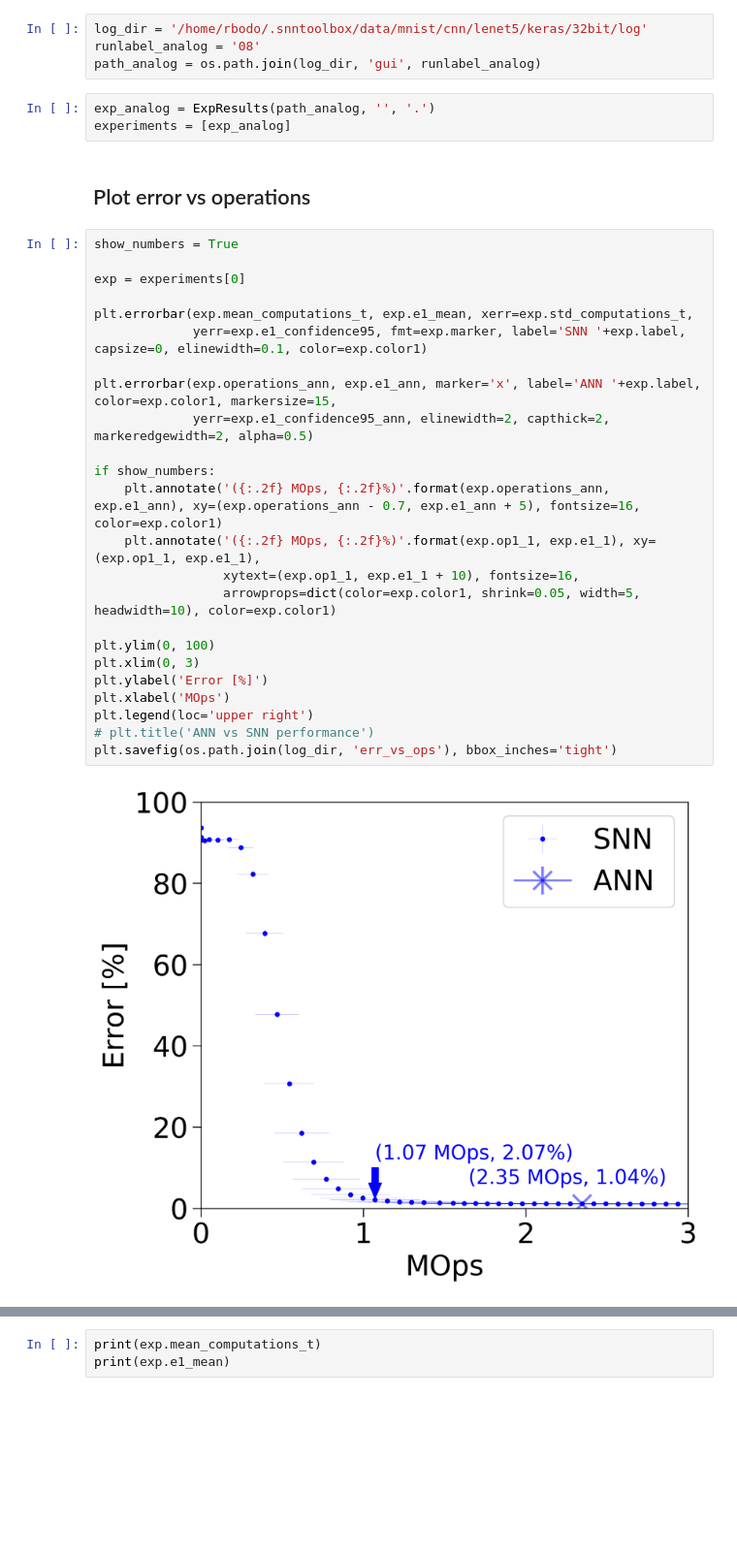
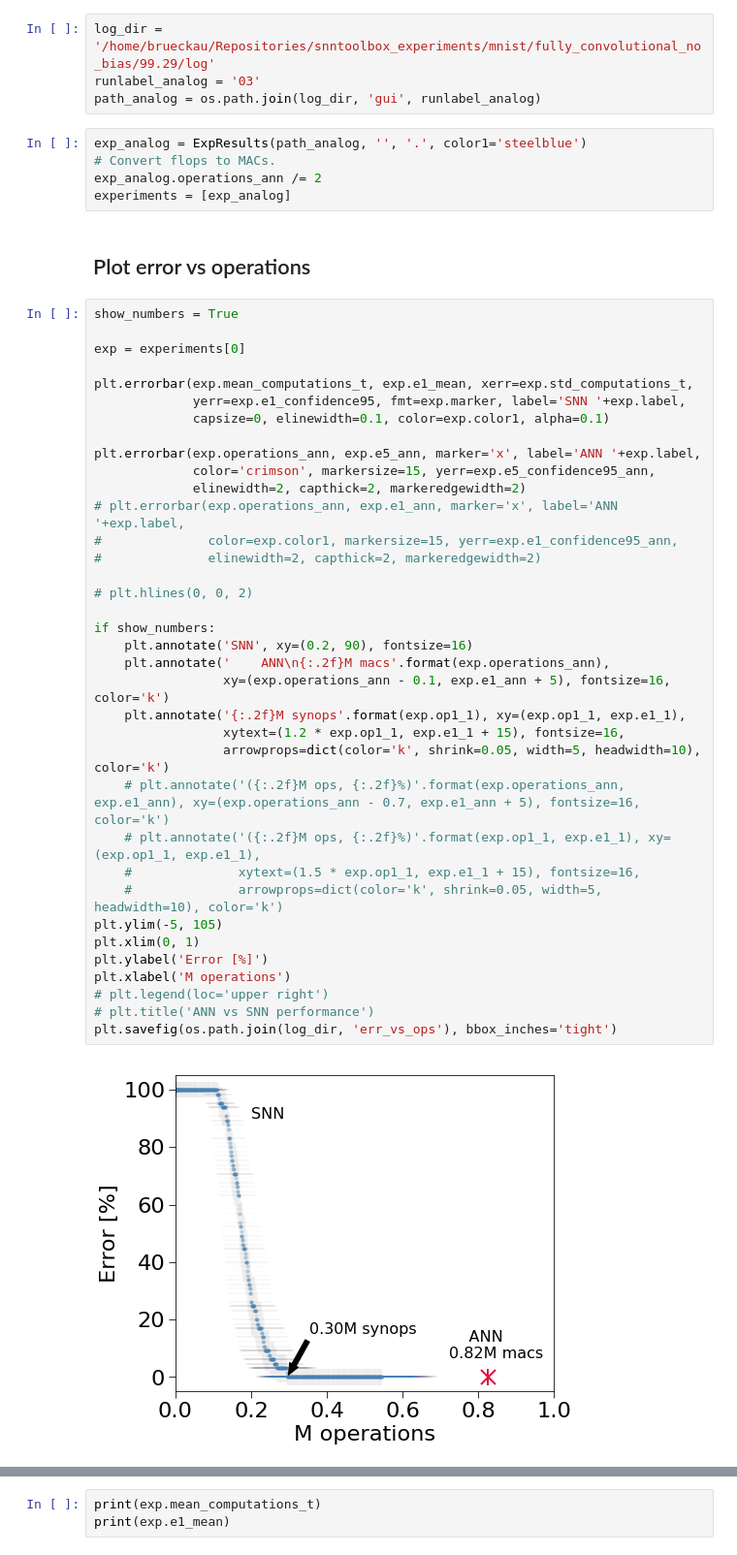
Before and after one commit to NeuromorphicProcessorProject/snn_toolbox, a Jupyter notebook: scripts/lenet5_performance.ipynb, the cells around one changed output, grey strips where cells are left out. Shown at 97% size. Saved outputs shown, nothing was run; the diff lists cells and outputs as text; blank space fills up the shorter version.

```diff
--- a/scripts/lenet5_performance.ipynb
+++ b/scripts/lenet5_performance.ipynb
@@ -28,40 +28,54 @@ mpl.rcParams.update(plotproperties)
 # %% [markdown]
 ## Parameters and definitions
 # %%
-log_dir = '/home/rbodo/.snntoolbox/data/mnist/cnn/lenet5/keras/32bit/log'
-runlabel_analog = '08'
+log_dir = '/home/brueckau/Repositories/snntoolbox_experiments/mnist/fully_convolutional_no_bias/99.29/log'
+runlabel_analog = '03'
 path_analog = os.path.join(log_dir, 'gui', runlabel_analog)
 # %%
-exp_analog = ExpResults(path_analog, '', '.')
+exp_analog = ExpResults(path_analog, '', '.', color1='steelblue')
+# Convert flops to MACs.
+exp_analog.operations_ann /= 2
 experiments = [exp_analog]
 # %% [markdown]
 ## Plot error vs operations
 # %%
 show_numbers = True
 
 exp = experiments[0]
 
 plt.errorbar(exp.mean_computations_t, exp.e1_mean, xerr=exp.std_computations_t,
-             yerr=exp.e1_confidence95, fmt=exp.marker, label='SNN '+exp.label, capsize=0, elinewidth=0.1, color=exp.color1)
+             yerr=exp.e1_confidence95, fmt=exp.marker, label='SNN '+exp.label,
+             capsize=0, elinewidth=0.1, color=exp.color1, alpha=0.1)
 
-plt.errorbar(exp.operations_ann, exp.e1_ann, marker='x', label='ANN '+exp.label, color=exp.color1, markersize=15,
-             yerr=exp.e1_confidence95_ann, elinewidth=2, capthick=2, markeredgewidth=2, alpha=0.5)
+plt.errorbar(exp.operations_ann, exp.e5_ann, marker='x', label='ANN '+exp.label,
+             color='crimson', markersize=15, yerr=exp.e5_confidence95_ann,
+             elinewidth=2, capthick=2, markeredgewidth=2)
+# plt.errorbar(exp.operations_ann, exp.e1_ann, marker='x', label='ANN '+exp.label,
+#              color=exp.color1, markersize=15, yerr=exp.e1_confidence95_ann,
+#              elinewidth=2, capthick=2, markeredgewidth=2)
+
+# plt.hlines(0, 0, 2)
 
 if show_numbers:
-    plt.annotate('({:.2f} MOps, {:.2f}%)'.format(exp.operations_ann, exp.e1_ann), xy=(exp.operations_ann - 0.7, exp.e1_ann + 5), fontsize=16, color=exp.color1)
-    plt.annotate('({:.2f} MOps, {:.2f}%)'.format(exp.op1_1, exp.e1_1), xy=(exp.op1_1, exp.e1_1),
-                 xytext=(exp.op1_1, exp.e1_1 + 10), fontsize=16,
-                 arrowprops=dict(color=exp.color1, shrink=0.05, width=5, headwidth=10), color=exp.color1)
-
-plt.ylim(0, 100)
-plt.xlim(0, 3)
+    plt.annotate('SNN', xy=(0.2, 90), fontsize=16)
+    plt.annotate('    ANN\n{:.2f}M macs'.format(exp.operations_ann),
+                 xy=(exp.operations_ann - 0.1, exp.e1_ann + 5), fontsize=16, color='k')
+    plt.annotate('{:.2f}M synops'.format(exp.op1_1), xy=(exp.op1_1, exp.e1_1),
+                 xytext=(1.2 * exp.op1_1, exp.e1_1 + 15), fontsize=16,
+                 arrowprops=dict(color='k', shrink=0.05, width=5, headwidth=10), color='k')
+    # plt.annotate('({:.2f}M ops, {:.2f}%)'.format(exp.operations_ann, exp.e1_ann), xy=(exp.operations_ann - 0.7, exp.e1_ann + 5), fontsize=16, color='k')
+    # plt.annotate('({:.2f}M ops, {:.2f}%)'.format(exp.op1_1, exp.e1_1), xy=(exp.op1_1, exp.e1_1),
+    #              xytext=(1.5 * exp.op1_1, exp.e1_1 + 15), fontsize=16,
+    #              arrowprops=dict(color='k', shrink=0.05, width=5, headwidth=10), color='k')
+plt.ylim(-5, 105)
+plt.xlim(0, 1)
 plt.ylabel('Error [%]')
-plt.xlabel('MOps')
-plt.legend(loc='upper right')
+plt.xlabel('M operations')
+# plt.legend(loc='upper right')
 # plt.title('ANN vs SNN performance')
 plt.savefig(os.path.join(log_dir, 'err_vs_ops'), bbox_inches='tight')
 # %% [output]
-[figure, old version]
+[figure, new version]
 # %%
 for exp in experiments:
     print(exp.label)
```
Also changed, not shown: parts of 2 cells of this notebook, 3 other files.
